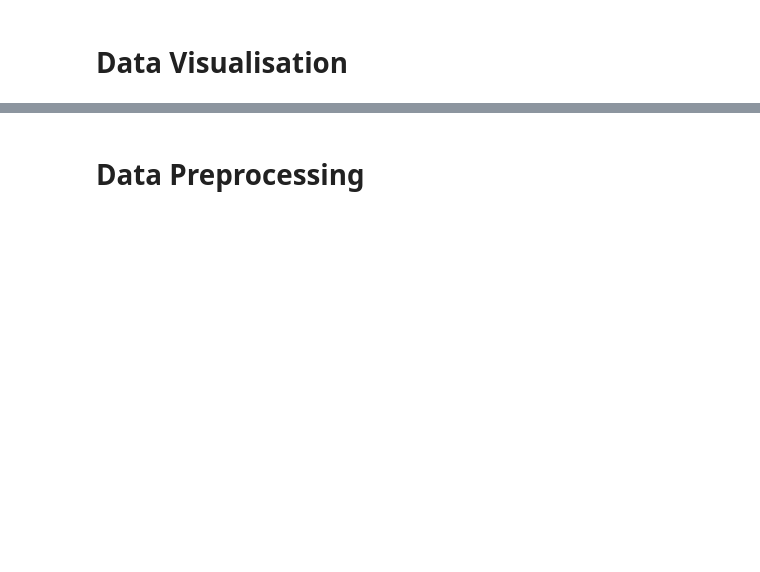
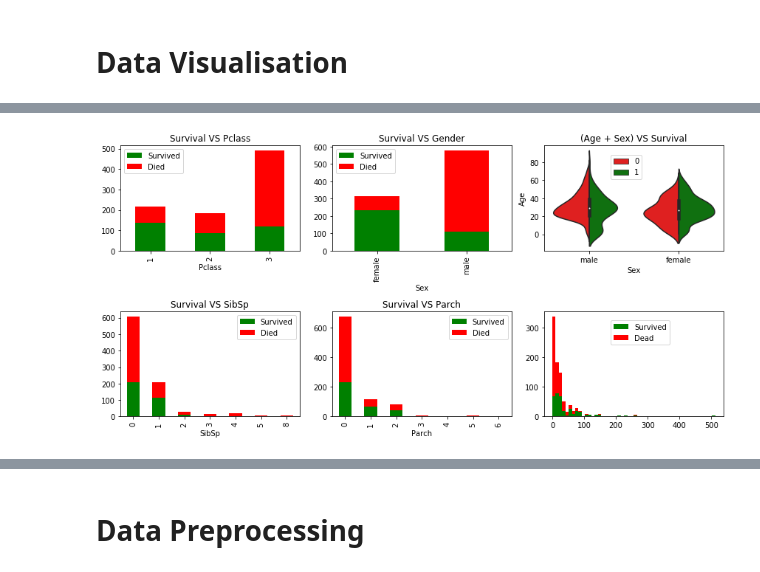
Before and after one commit to mepsrajput/Titanic-Challenge, a Jupyter notebook: Titanic Challenge.ipynb, the cells around one changed output, grey strips where cells are left out. Drawn from its saved outputs; the diff is of its cells as text; code cells hidden in the pictures; blank space fills up the shorter version.

```diff
--- a/Titanic Challenge.ipynb
+++ b/Titanic Challenge.ipynb
@@ -246,0 +173,28 @@ titanic
+# %%
+fig, axes = plt.subplots(2, 3, figsize = (25, 15))
+
+fig.tight_layout(h_pad=20, w_pad=10)
+
+ax1 = train_df.groupby('Pclass').agg('sum')[['Survived', 'Died']].plot(kind='bar', figsize = (10, 5), stacked = True, color = ['g', 'r'], ax = axes[0, 0]);
+ax1.title.set_text('Survival VS Pclass')
+
+ax2 = train_df.groupby('Sex').agg('sum')[['Survived', 'Died']].plot(kind='bar', figsize = (10, 5), stacked = True, color = ['g', 'r'],  ax = axes[0, 1]);
+ax2.title.set_text('Survival VS Gender')
+
+ax3 = sns.violinplot(x='Sex', y='Age', hue='Survived', data=train_df, split=True, palette={0: "r", 1: "g"}, ax = axes[0, 2]);
+ax3.title.set_text('(Age + Sex) VS Survival')
+
+ax5 = train_df.groupby('SibSp').agg('sum')[['Survived', 'Died']].plot(kind='bar', figsize = (10, 5), stacked = True, color = ['g', 'r'], ax = axes[1, 0]);
+ax5.title.set_text('Survival VS SibSp')
+
+ax6 = train_df.groupby('Parch').agg('sum')[['Survived', 'Died']].plot(kind='bar', figsize = (10, 5), stacked = True, color = ['g', 'r'], ax = axes[1, 1]);
+ax6.title.set_text('Survival VS Parch')
+
+axes[1,2] = plt.hist([train_df[train_df['Survived'] == 1]['Fare'], train_df[train_df['Survived'] == 0]['Fare']], stacked=True, color = ['g','r'], bins = 50, label = ['Survived','Dead']);
+
+ax3.legend(loc="upper left", bbox_to_anchor=(0.35,0.95))
+plt.legend(loc="upper left", bbox_to_anchor=(0.35,0.95))
+
+plt.tight_layout(rect=(0, 0, 1.2, 1.2))
+# %% [output]
+[figure, added]
```
Also changed, not shown: parts of 46 cells of this notebook.
